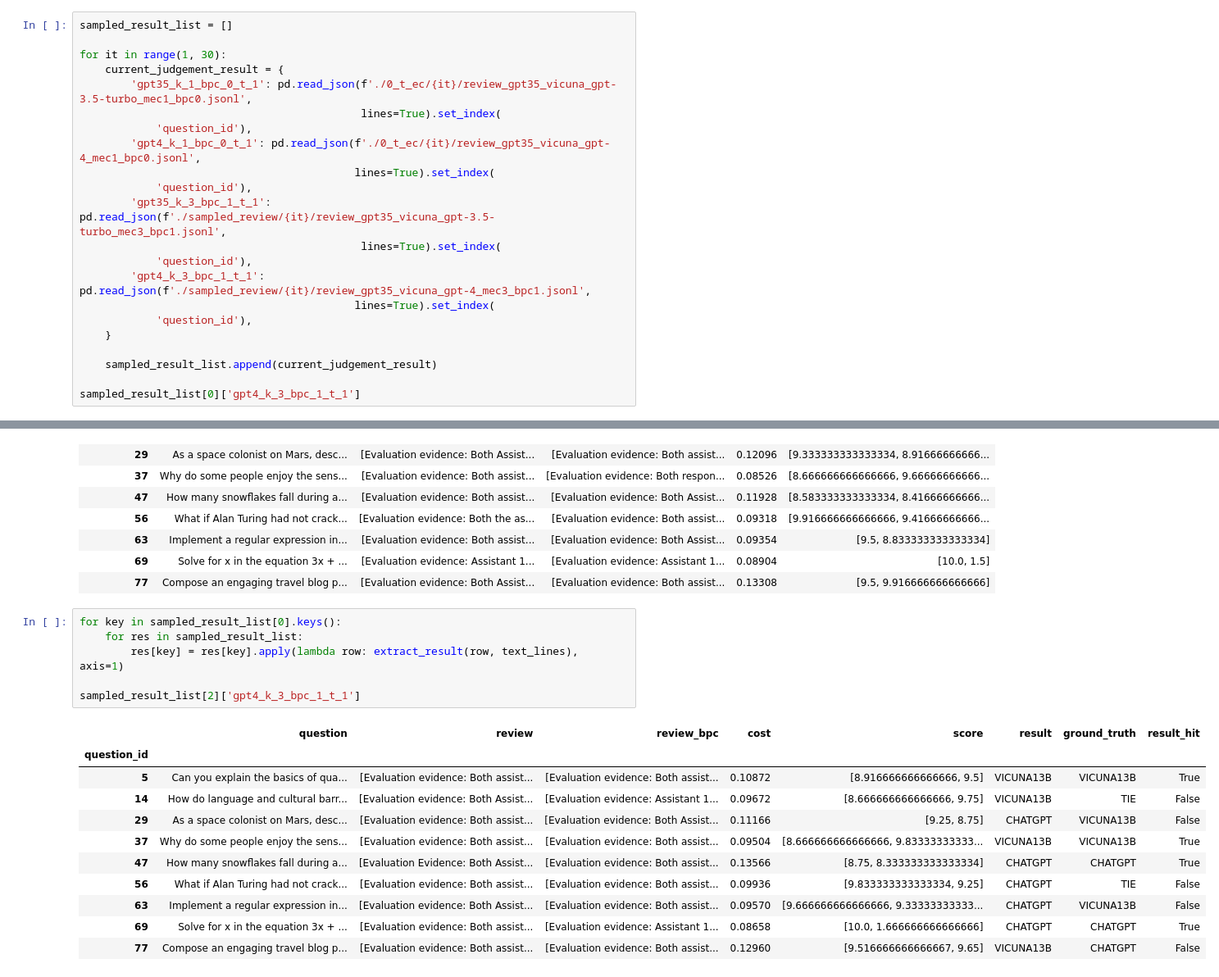
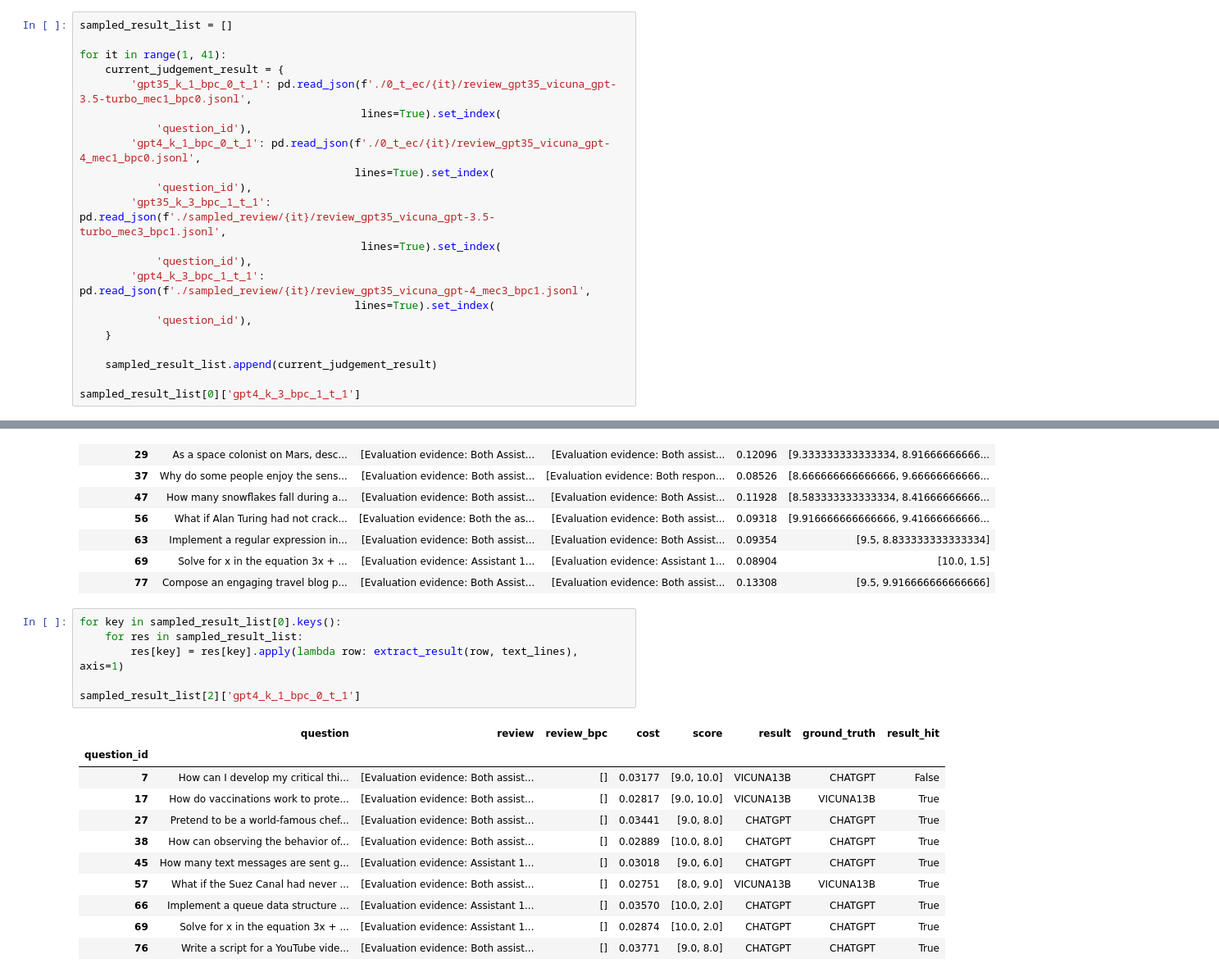
Before and after one commit to Thesis-LLM-as-a-judge-AUAS/fair-eval, a Jupyter notebook: sanity_check.ipynb, the cells around one changed output, grey strips where cells are left out. Shown at 82% size. Drawn from its saved outputs; the diff is of its cells as text.

```diff
--- a/sanity_check.ipynb
+++ b/sanity_check.ipynb
@@ -568,7 +568,7 @@ dirs
 # %%
 sampled_result_list = []
 
-for it in range(1, 30):
+for it in range(1, 41):
     current_judgement_result = {
         'gpt35_k_1_bpc_0_t_1': pd.read_json(f'./0_t_ec/{it}/review_gpt35_vicuna_gpt-3.5-turbo_mec1_bpc0.jsonl',
                                             lines=True).set_index(
@@ -602,21 +602,21 @@ sampled_result_list[0]['gpt4_k_3_bpc_1_t_1']
 # %%
 for key in sampled_result_list[0].keys():
     for res in sampled_result_list:
         res[key] = res[key].apply(lambda row: extract_result(row, text_lines), axis=1)
 
-sampled_result_list[2]['gpt4_k_3_bpc_1_t_1']
+sampled_result_list[2]['gpt4_k_1_bpc_0_t_1']
 # %% [output]
 |  | question | review | review_bpc | cost | score | result | ground_truth | result_hit |
 | question_id |  |  |  |  |  |  |  |  |
-| 5 | Can you explain the basics of qua... | [Evaluation evidence: Both assist... | [Evaluation evidence: Both assist... | 0.10872 | [8.916666666666666, 9.5] | VICUNA13B | VICUNA13B | True |
-| 14 | How do language and cultural barr... | [Evaluation evidence: Both Assist... | [Evaluation evidence: Assistant 1... | 0.09672 | [8.666666666666666, 9.75] | VICUNA13B | TIE | False |
-| 29 | As a space colonist on Mars, desc... | [Evaluation evidence: Both assist... | [Evaluation evidence: Both Assist... | 0.11166 | [9.25, 8.75] | CHATGPT | VICUNA13B | False |
-| 37 | Why do some people enjoy the sens... | [Evaluation evidence: Both assist... | [Evaluation evidence: Both assist... | 0.09504 | [8.666666666666666, 9.83333333333... | VICUNA13B | VICUNA13B | True |
-| 47 | How many snowflakes fall during a... | [Evaluation Evidence: Both Assist... | [Evaluation evidence: Both assist... | 0.13566 | [8.75, 8.333333333333334] | CHATGPT | CHATGPT | True |
-| 56 | What if Alan Turing had not crack... | [Evaluation evidence: Both assist... | [Evaluation evidence: Both assist... | 0.09936 | [9.833333333333334, 9.25] | CHATGPT | TIE | False |
-| 63 | Implement a regular expression in... | [Evaluation evidence: Both Assist... | [Evaluation evidence: Both assist... | 0.09570 | [9.666666666666666, 9.33333333333... | CHATGPT | VICUNA13B | False |
-| 69 | Solve for x in the equation 3x + ... | [Evaluation evidence: Both assist... | [Evaluation evidence: Assistant 1... | 0.08658 | [10.0, 1.666666666666666] | CHATGPT | CHATGPT | True |
-| 77 | Compose an engaging travel blog p... | [Evaluation evidence: Both assist... | [Evaluation evidence: Both assist... | 0.12960 | [9.516666666666667, 9.65] | VICUNA13B | CHATGPT | False |
+| 7 | How can I develop my critical thi... | [Evaluation evidence: Both assist... | [] | 0.03177 | [9.0, 10.0] | VICUNA13B | CHATGPT | False |
+| 17 | How do vaccinations work to prote... | [Evaluation evidence: Both assist... | [] | 0.02817 | [9.0, 10.0] | VICUNA13B | VICUNA13B | True |
+| 27 | Pretend to be a world-famous chef... | [Evaluation evidence: Both assist... | [] | 0.03441 | [9.0, 8.0] | CHATGPT | CHATGPT | True |
+| 38 | How can observing the behavior of... | [Evaluation evidence: Both assist... | [] | 0.02889 | [10.0, 8.0] | CHATGPT | CHATGPT | True |
+| 45 | How many text messages are sent g... | [Evaluation evidence: Assistant 1... | [] | 0.03018 | [9.0, 6.0] | CHATGPT | CHATGPT | True |
+| 57 | What if the Suez Canal had never ... | [Evaluation evidence: Both assist... | [] | 0.02751 | [8.0, 9.0] | VICUNA13B | VICUNA13B | True |
+| 66 | Implement a queue data structure ... | [Evaluation evidence: Assistant 1... | [] | 0.03570 | [10.0, 2.0] | CHATGPT | CHATGPT | True |
+| 69 | Solve for x in the equation 3x + ... | [Evaluation evidence: Assistant 1... | [] | 0.02874 | [10.0, 2.0] | CHATGPT | CHATGPT | True |
+| 76 | Write a script for a YouTube vide... | [Evaluation evidence: Both assist... | [] | 0.03771 | [9.0, 8.0] | CHATGPT | CHATGPT | True |
 # %%
 sampled_accuracy_map = {}
 sampled_kappa_map = {}
```
Also changed, not shown: parts of 13 cells of this notebook, 6 other files.
